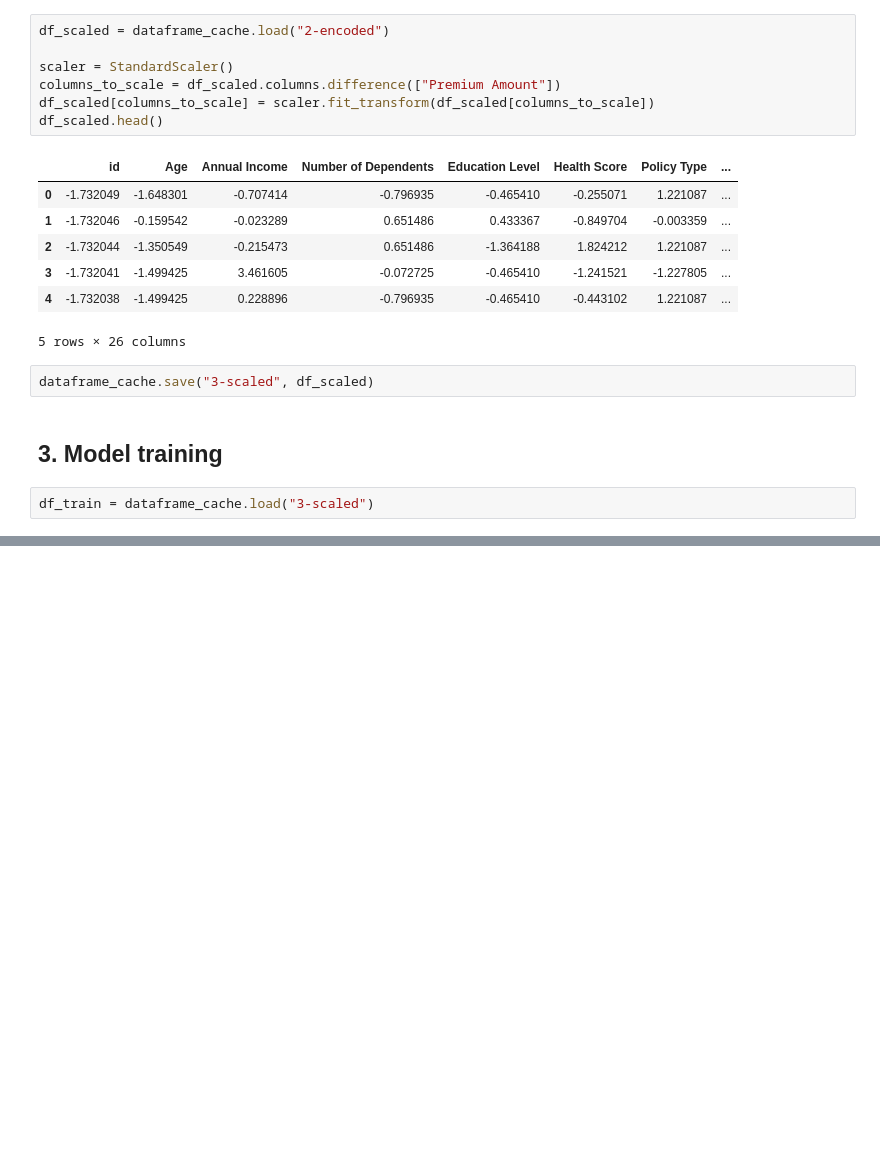
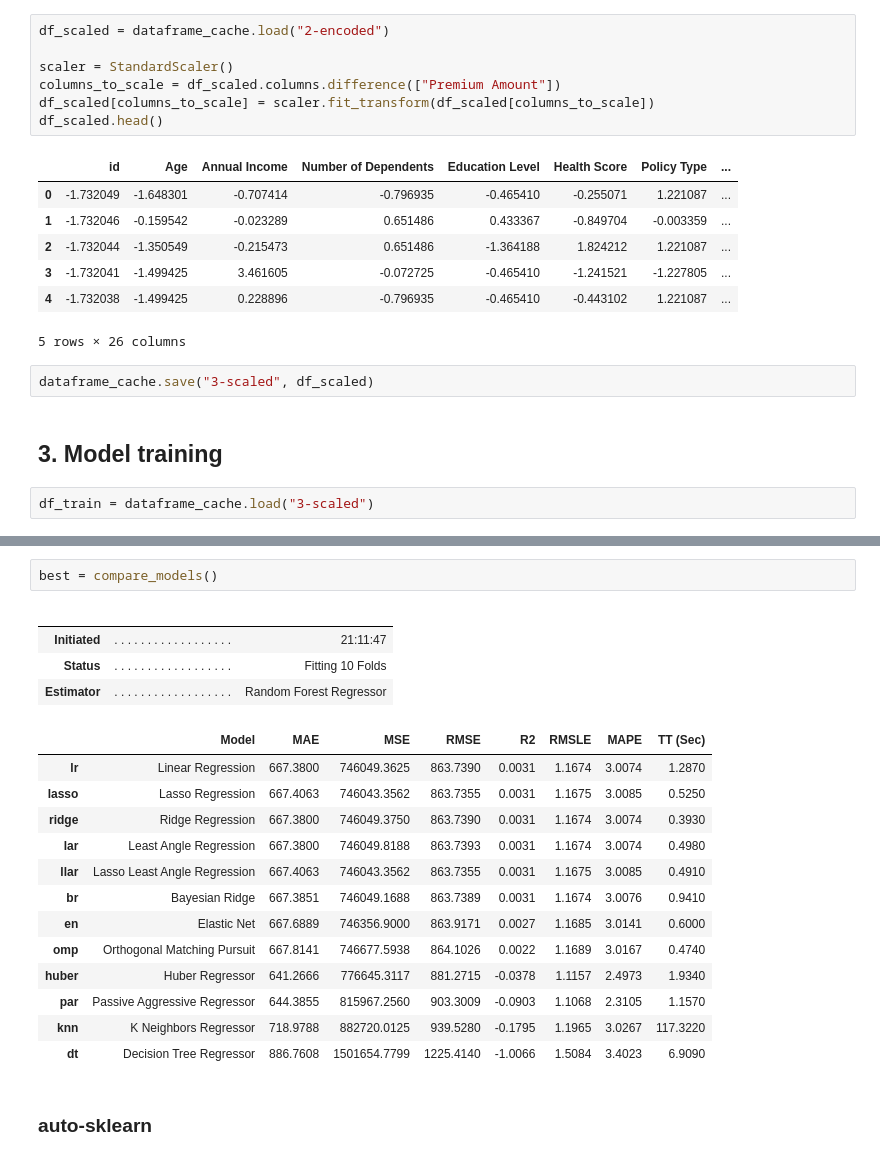
Before and after one commit to GEI-duo/meinf-ai-wp-03, a Jupyter notebook: notebooks/jordi-1.ipynb, the cells around one changed output, grey strips where cells are left out. Drawn from its saved outputs; the diff is of its cells as text; blank space fills up the shorter version.

```diff
--- a/notebooks/jordi-1.ipynb
+++ b/notebooks/jordi-1.ipynb
@@ -272,0 +579,23 @@ np.float64(1.1387584826591357)
+# %%
+best = compare_models()
+# %% [output]
+|  |  |  |
+|  |  |  |
+| Initiated | . . . . . . . . . . . . . . . . . . | 21:11:47 |
+| Status | . . . . . . . . . . . . . . . . . . | Fitting 10 Folds |
+| Estimator | . . . . . . . . . . . . . . . . . . | Random Forest Regressor |
+|  | Model | MAE | MSE | RMSE | R2 | RMSLE | MAPE | TT (Sec) |
+| lr | Linear Regression | 667.3800 | 746049.3625 | 863.7390 | 0.0031 | 1.1674 | 3.0074 | 1.2870 |
+| lasso | Lasso Regression | 667.4063 | 746043.3562 | 863.7355 | 0.0031 | 1.1675 | 3.0085 | 0.5250 |
+| ridge | Ridge Regression | 667.3800 | 746049.3750 | 863.7390 | 0.0031 | 1.1674 | 3.0074 | 0.3930 |
+| lar | Least Angle Regression | 667.3800 | 746049.8188 | 863.7393 | 0.0031 | 1.1674 | 3.0074 | 0.4980 |
+| llar | Lasso Least Angle Regression | 667.4063 | 746043.3562 | 863.7355 | 0.0031 | 1.1675 | 3.0085 | 0.4910 |
+| br | Bayesian Ridge | 667.3851 | 746049.1688 | 863.7389 | 0.0031 | 1.1674 | 3.0076 | 0.9410 |
+| en | Elastic Net | 667.6889 | 746356.9000 | 863.9171 | 0.0027 | 1.1685 | 3.0141 | 0.6000 |
+| omp | Orthogonal Matching Pursuit | 667.8141 | 746677.5938 | 864.1026 | 0.0022 | 1.1689 | 3.0167 | 0.4740 |
+| huber | Huber Regressor | 641.2666 | 776645.3117 | 881.2715 | -0.0378 | 1.1157 | 2.4973 | 1.9340 |
+| par | Passive Aggressive Regressor | 644.3855 | 815967.2560 | 903.3009 | -0.0903 | 1.1068 | 2.3105 | 1.1570 |
+| knn | K Neighbors Regressor | 718.9788 | 882720.0125 | 939.5280 | -0.1795 | 1.1965 | 3.0267 | 117.3220 |
+| dt | Decision Tree Regressor | 886.7608 | 1501654.7799 | 1225.4140 | -1.0066 | 1.5084 | 3.4023 | 6.9090 |
+# %% [markdown]
+### auto-sklearn
```
Also changed, not shown: parts of 32 cells of this notebook, 19 other files.
